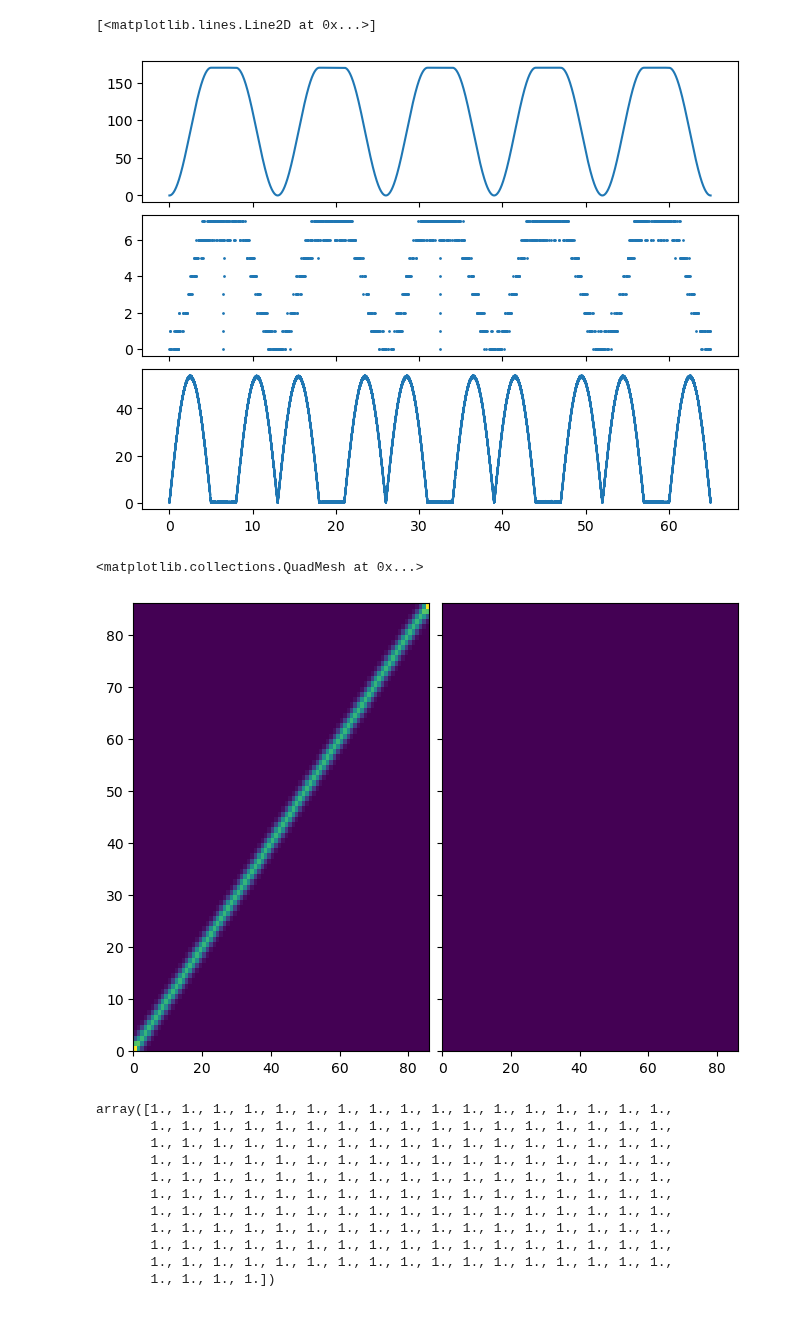
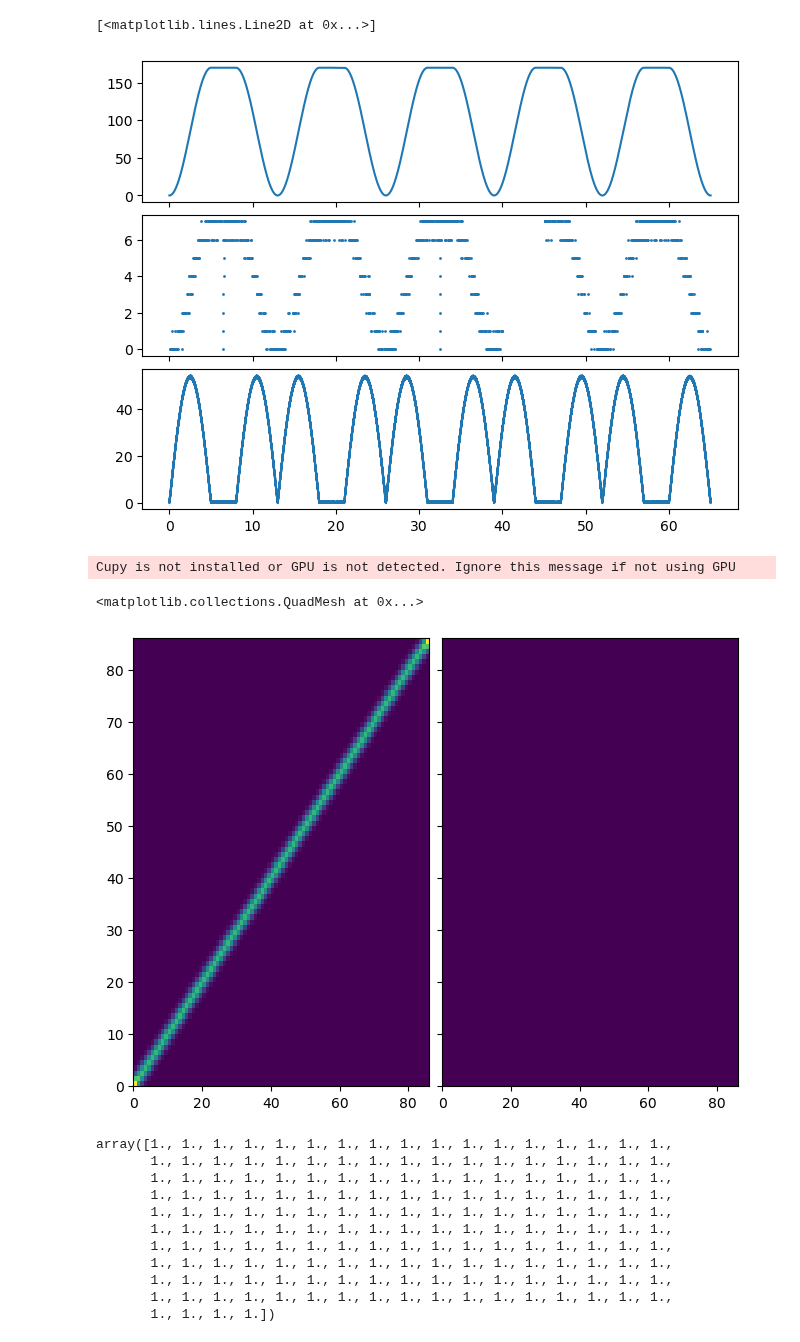
Before and after one commit to edeno/test_hmm, a Jupyter notebook: notebooks/replay_id2.ipynb, the cells around one changed output. Cells and saved outputs as stored; diff of their text form; code cells hidden in the pictures.

```diff
--- a/notebooks/replay_id2.ipynb
+++ b/notebooks/replay_id2.ipynb
@@ -1,22 +1,24 @@
 # %%
 from src.simulate import make_simulated_data
 import matplotlib.pyplot as plt
 import numpy as np
 
 speed, position, spikes, time, ripple_times, sampling_frequency = make_simulated_data()
 
+spikes[(time > 40) & (time < 45)] = 0.0
+
 fig, axes = plt.subplots(3, 1, sharex=True, constrained_layout=True)
 axes[0].plot(time, position)
 spike_time_ind, neuron_ind = np.nonzero(spikes)
 axes[1].scatter(time[spike_time_ind], neuron_ind, s=1)
 axes[2].plot(time, speed)
 # %% [output]
 [<matplotlib.lines.Line2D at 0x...>]
-[figure, old version]
+[figure, new version]
 # %%
 from replay_trajectory_classification import RandomWalk, Environment, Uniform
 
-env = Environment().fit_place_grid(position[:, None])
+env = Environment(place_bin_size=2.0).fit_place_grid(position[:, None])
 random_walk = RandomWalk().make_state_transition([env])
 uniform = Uniform().make_state_transition([env])
 
@@ -24,7 +26,8 @@ fig, axes = plt.subplots(1, 2, sharex=True, sharey=True, constrained_layout=True
 axes[0].pcolormesh(random_walk.T)
 axes[1].pcolormesh(uniform.T)
 # %% [output]
-<matplotlib.collections.QuadMesh at 0x...>
+Cupy is not installed or GPU is not detected. Ignore this message if not using GPU
+<matplotlib.collections.QuadMesh at 0x...>
 [figure]
 # %%
 # local, no spike, continuous, fragmented
```
Also changed, not shown: parts of 14 cells of this notebook.
